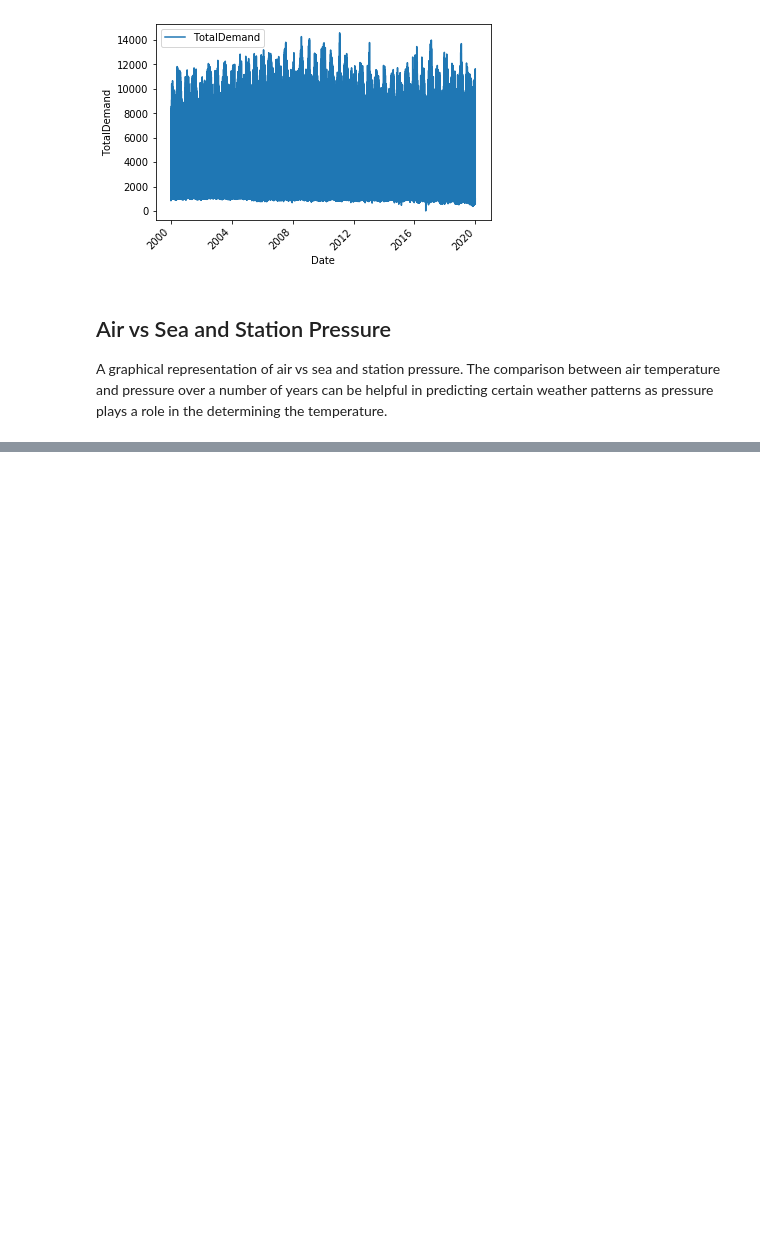
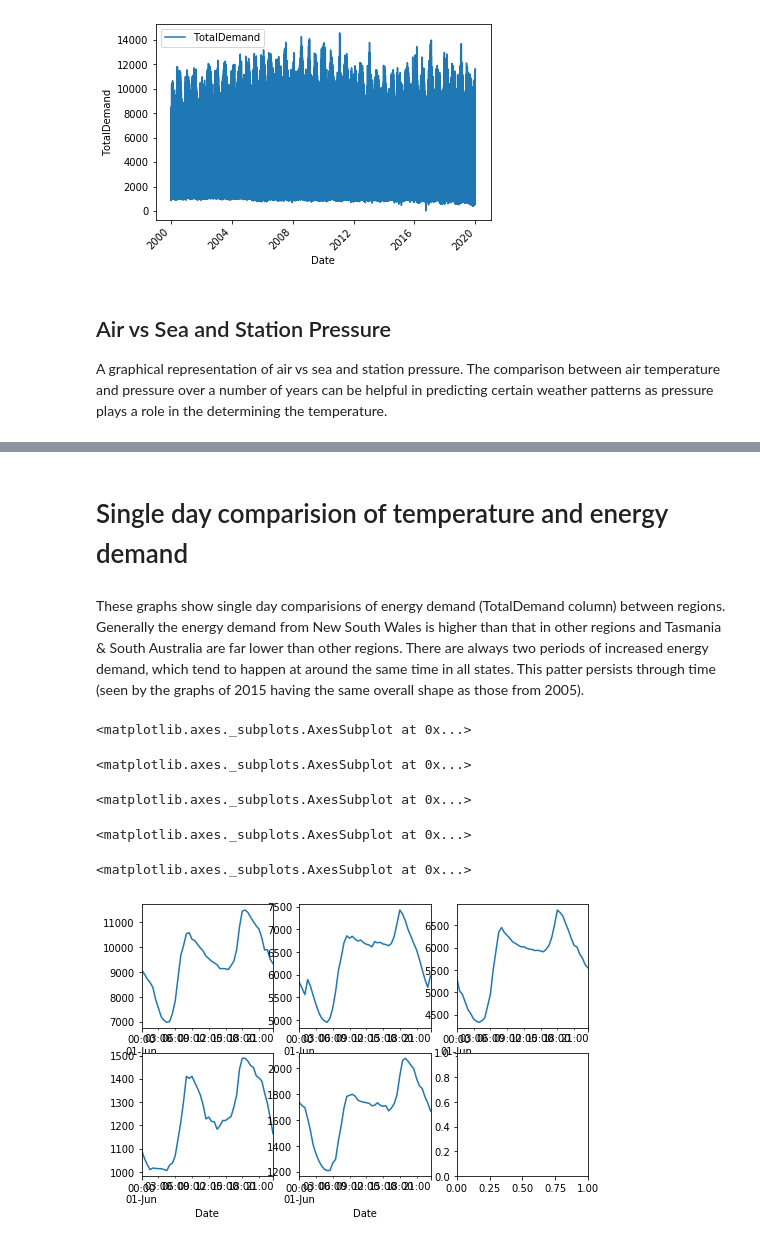
Before and after one commit to KamWithK/Temp2Enrgy, a Jupyter notebook: src/Graphs and Stats.ipynb, the cells around one changed output, grey strips where cells are left out. Cells and saved outputs as stored; diff of their text form; code cells hidden in the pictures; blank space fills up the shorter version.

Commit message:
added graphs for finding recurring daily patterns in the data

```diff
--- a/src/Graphs and Stats.ipynb
+++ b/src/Graphs and Stats.ipynb
@@ -137,0 +153,22 @@ plt.show()
+# %% [markdown]
+# Single day comparision of temperature and energy demand
+# %% [markdown]
+These graphs show single day comparisions of energy demand (TotalDemand column) between regions.
+Generally the energy demand from New South Wales is higher than that in other regions and Tasmania & South Australia are far lower than other regions.
+There are always two periods of increased energy demand, which tend to happen at around the same time in all states.
+This patter persists through time (seen by the graphs of 2015 having the same overall shape as those from 2005).
+# %%
+fig, axes = plt.subplots(nrows=2, ncols=3, figsize=(8, 5))
+
+data.groupby("Region", sort=False).get_group("NSW")["2005-06-01"]["TotalDemand"].plot(ax=axes[0,0])
+data.groupby("Region").get_group("VIC")["2005-06-01"]["TotalDemand"].plot(ax=axes[0,1])
+data.groupby("Region").get_group("QLD")["2005-06-01"]["TotalDemand"].plot(ax=axes[0,2])
+data.groupby("Region").get_group("TAS")["2005-06-01"]["TotalDemand"].plot(ax=axes[1,0])
+data.groupby("Region").get_group("SA")["2005-06-01"]["TotalDemand"].plot(ax=axes[1,1])
+# %% [output]
+<matplotlib.axes._subplots.AxesSubplot at 0x...>
+<matplotlib.axes._subplots.AxesSubplot at 0x...>
+<matplotlib.axes._subplots.AxesSubplot at 0x...>
+<matplotlib.axes._subplots.AxesSubplot at 0x...>
+<matplotlib.axes._subplots.AxesSubplot at 0x...>
+[figure, added]
```
Also changed, not shown: parts of 14 cells of this notebook.
